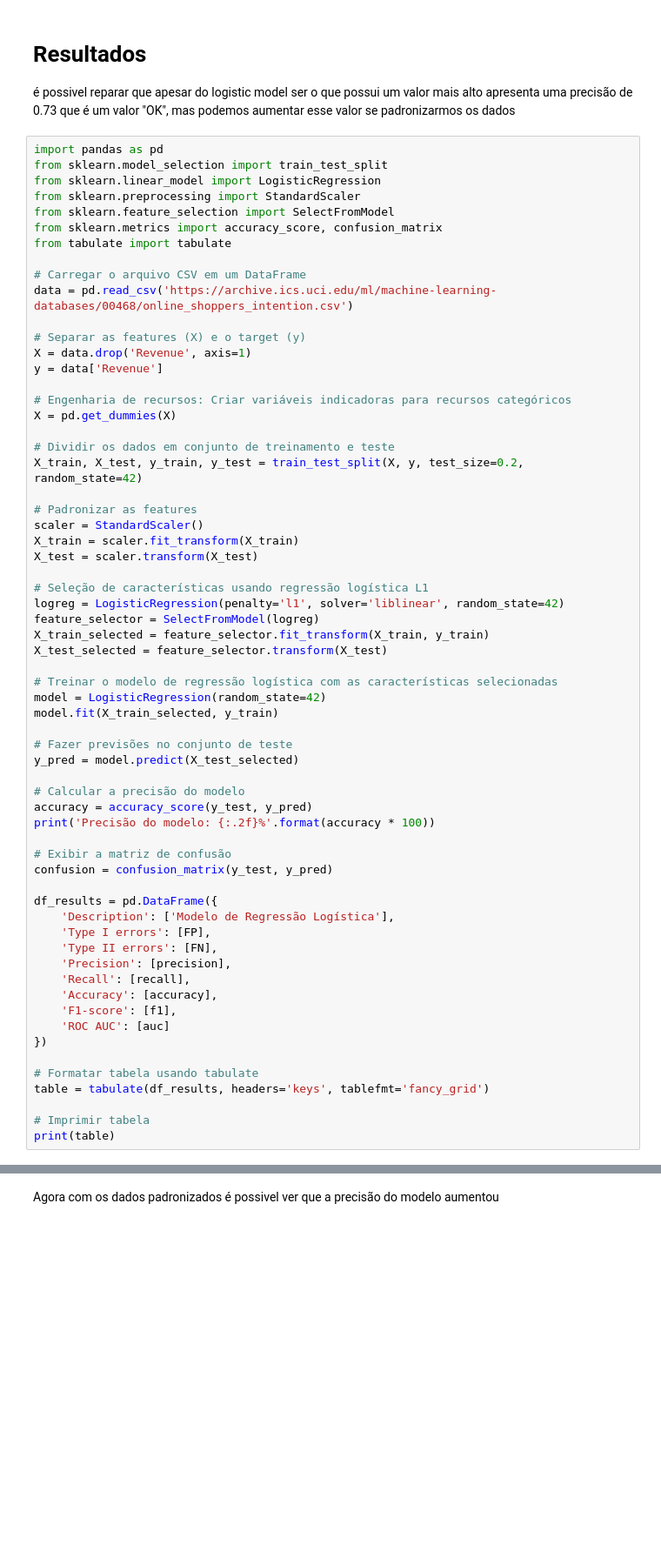
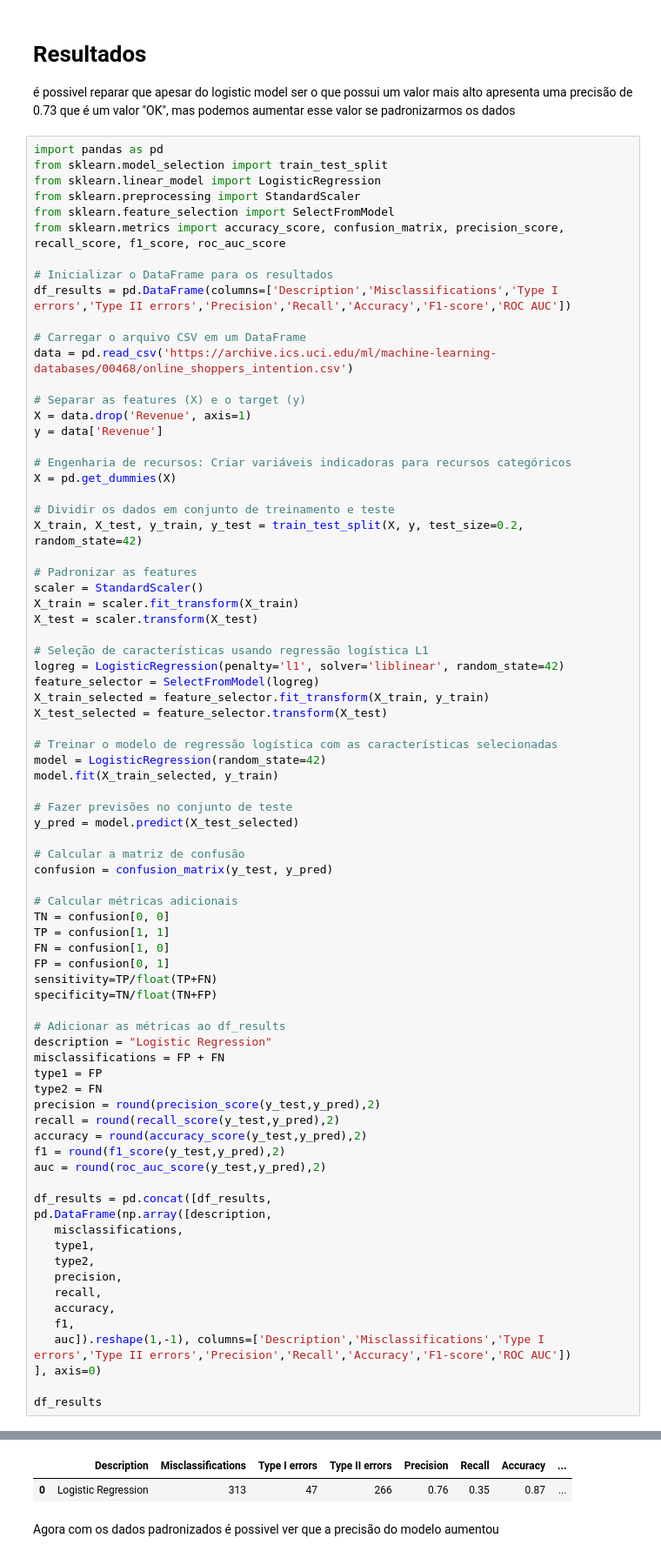
Before and after one commit to Rendrick27/Online_Shoppers_Purchasing, a Jupyter notebook: Main/Main_Script.ipynb, the cells around one changed output, grey strips where cells are left out. Shown at 87% size. Cells and saved outputs as stored; diff of their text form; blank space fills up the shorter version.

```diff
--- a/Main/Main_Script.ipynb
+++ b/Main/Main_Script.ipynb
@@ -517,8 +517,10 @@ from sklearn.model_selection import train_test_split
 from sklearn.linear_model import LogisticRegression
 from sklearn.preprocessing import StandardScaler
 from sklearn.feature_selection import SelectFromModel
-from sklearn.metrics import accuracy_score, confusion_matrix
-from tabulate import tabulate
+from sklearn.metrics import accuracy_score, confusion_matrix, precision_score, recall_score, f1_score, roc_auc_score
+
+# Inicializar o DataFrame para os resultados
+df_results = pd.DataFrame(columns=['Description','Misclassifications','Type I errors','Type II errors','Precision','Recall','Accuracy','F1-score','ROC AUC'])
 
 # Carregar o arquivo CSV em um DataFrame
 data = pd.read_csv('https://archive.ics.uci.edu/ml/machine-learning-databases/00468/online_shoppers_intention.csv')
@@ -551,27 +553,39 @@ model.fit(X_train_selected, y_train)
 # Fazer previsões no conjunto de teste
 y_pred = model.predict(X_test_selected)
 
-# Calcular a precisão do modelo
-accuracy = accuracy_score(y_test, y_pred)
-print('Precisão do modelo: {:.2f}%'.format(accuracy * 100))
-
-# Exibir a matriz de confusão
+# Calcular a matriz de confusão
 confusion = confusion_matrix(y_test, y_pred)
 
-df_results = pd.DataFrame({
-    'Description': ['Modelo de Regressão Logística'],
-    'Type I errors': [FP],
-    'Type II errors': [FN],
-    'Precision': [precision],
-    'Recall': [recall],
-    'Accuracy': [accuracy],
-    'F1-score': [f1],
-    'ROC AUC': [auc]
-})
+# Calcular métricas adicionais
+TN = confusion[0, 0]
+TP = confusion[1, 1]
+FN = confusion[1, 0]
+FP = confusion[0, 1]
+sensitivity=TP/float(TP+FN)
+specificity=TN/float(TN+FP)
 
-# Formatar tabela usando tabulate
-table = tabulate(df_results, headers='keys', tablefmt='fancy_grid')
+# Adicionar as métricas ao df_results
+description = "Logistic Regression"
+misclassifications = FP + FN
+type1 = FP
+type2 = FN
+precision = round(precision_score(y_test,y_pred),2)
+recall = round(recall_score(y_test,y_pred),2)
+accuracy = round(accuracy_score(y_test,y_pred),2)
+f1 = round(f1_score(y_test,y_pred),2)
+auc = round(roc_auc_score(y_test,y_pred),2)
 
-# Imprimir tabela
-print(table)
+df_results = pd.concat([df_results,
+pd.DataFrame(np.array([description,
+   misclassifications,
+   type1,
+   type2,
+   precision,
+   recall,
+   accuracy,
+   f1,
+   auc]).reshape(1,-1), columns=['Description','Misclassifications','Type I errors','Type II errors','Precision','Recall','Accuracy','F1-score','ROC AUC'])
+], axis=0)
+
+df_results
 # %% [output]
@@ -584,2 +592,4 @@ Precisão do modelo: 87.31%
+|  | Description | Misclassifications | Type I errors | Type II errors | Precision | Recall | Accuracy | ... |
+| 0 | Logistic Regression | 313 | 47 | 266 | 0.76 | 0.35 | 0.87 | ... |
 # %% [markdown]
 Agora com os dados padronizados é possivel ver que a precisão do modelo aumentou
```
Also changed, not shown: parts of 12 cells of this notebook.
